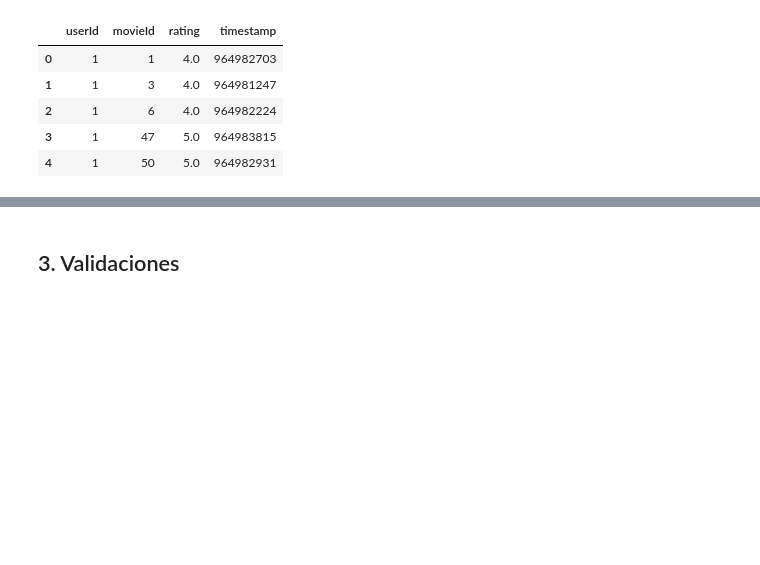
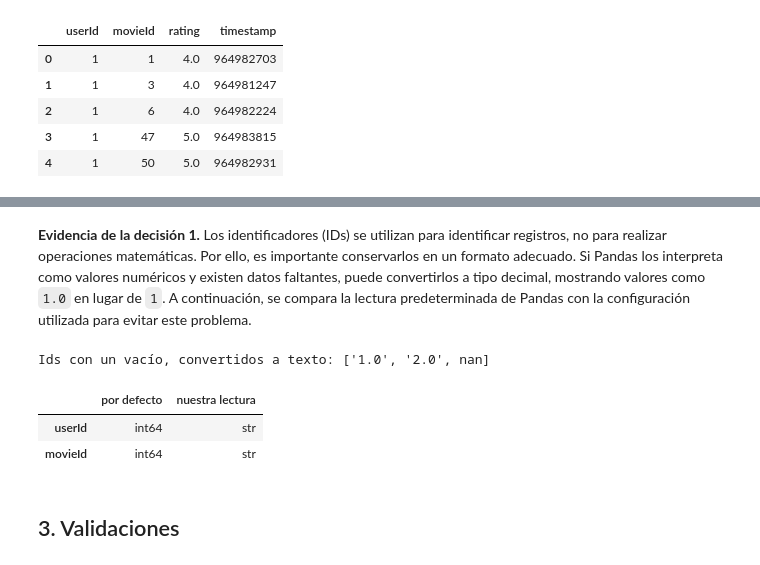
Before and after one commit to srandres-git/movielens-proyecto-integrador, a Jupyter notebook: notebooks/01_comprension_calidad.ipynb, the cells around one changed output, grey strips where cells are left out. Saved outputs shown, nothing was run; the diff lists cells and outputs as text; code cells hidden in the pictures; blank space fills up the shorter version.

```diff
--- a/notebooks/01_comprension_calidad.ipynb
+++ b/notebooks/01_comprension_calidad.ipynb
@@ -97,3 +92,22 @@ Primera calificación: 1996-03-29 18:36:55+00:00
+# %% [markdown]
+**Evidencia de la decisión 1.** Los identificadores (IDs) se utilizan para identificar registros, no para realizar operaciones matemáticas. Por ello, es importante conservarlos en un formato adecuado. Si Pandas los interpreta como valores numéricos y existen datos faltantes, puede convertirlos a tipo decimal, mostrando valores como `1.0` en lugar de `1`. A continuación, se compara la lectura predeterminada de Pandas con la configuración utilizada para evitar este problema.
+# %%
+# Riesgo: un solo vacío convierte los ids enteros en reales
+ids_con_vacio = pd.Series([1, 2, None])
+print("Ids con un vacío, convertidos a texto:", ids_con_vacio.astype(str).tolist())
+
+# Lectura por defecto (pandas adivina el tipo) frente a nuestra lectura (texto)
+por_defecto = pd.read_csv(rutas.DATOS / "ratings.csv")
+tipos = pd.DataFrame({
+    "por defecto": por_defecto[["userId", "movieId"]].dtypes.astype(str),
+    "nuestra lectura": ratings_raw[["userId", "movieId"]].dtypes.astype(str),
+})
+tipos
+# %% [output]
+Ids con un vacío, convertidos a texto: ['1.0', '2.0', nan]
+|  | por defecto | nuestra lectura |
+| userId | int64 | str |
+| movieId | int64 | str |
 # %% [markdown]
 ## 3. Validaciones
 # %% [markdown]
```
Also changed, not shown: parts of 16 cells of this notebook.
